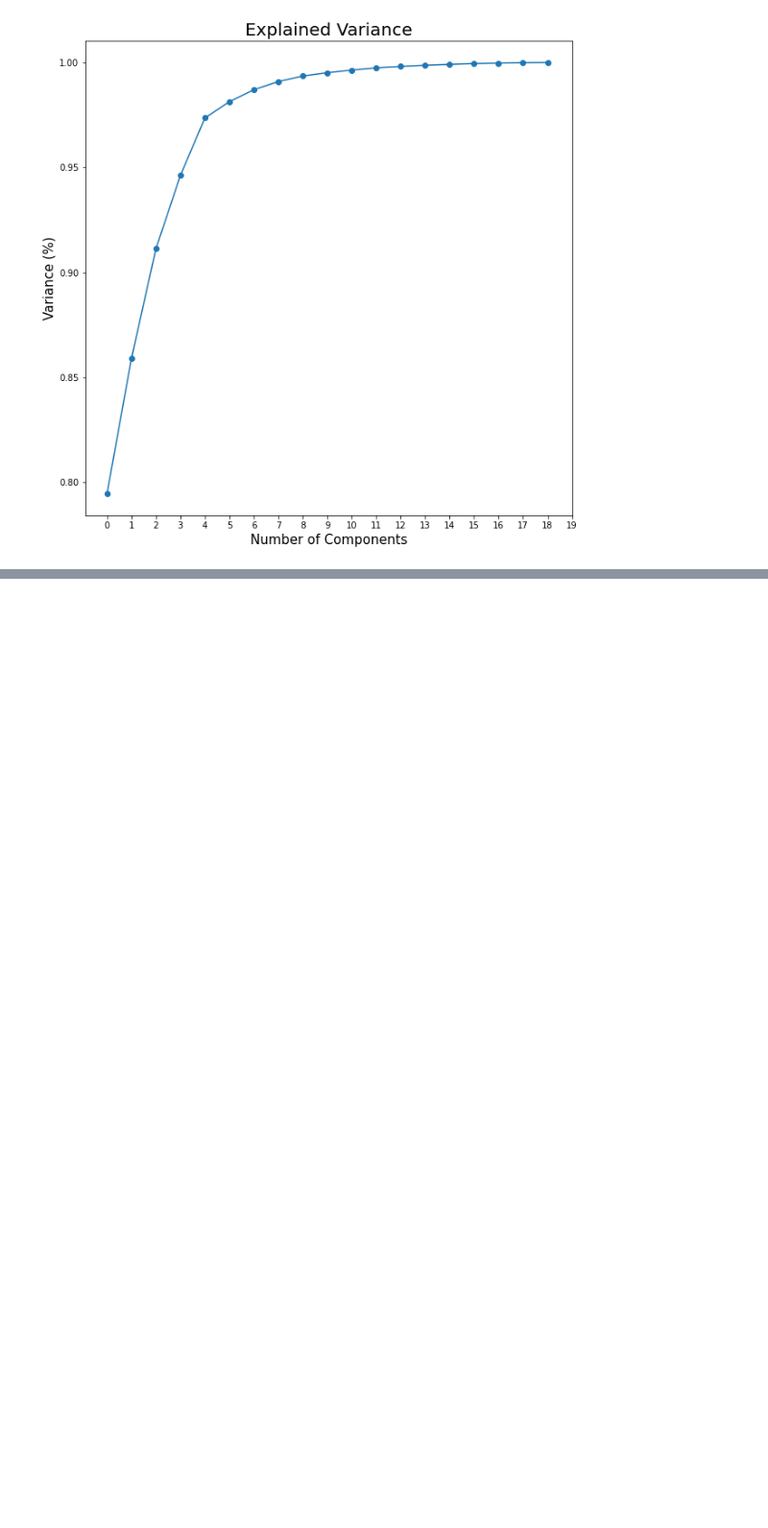
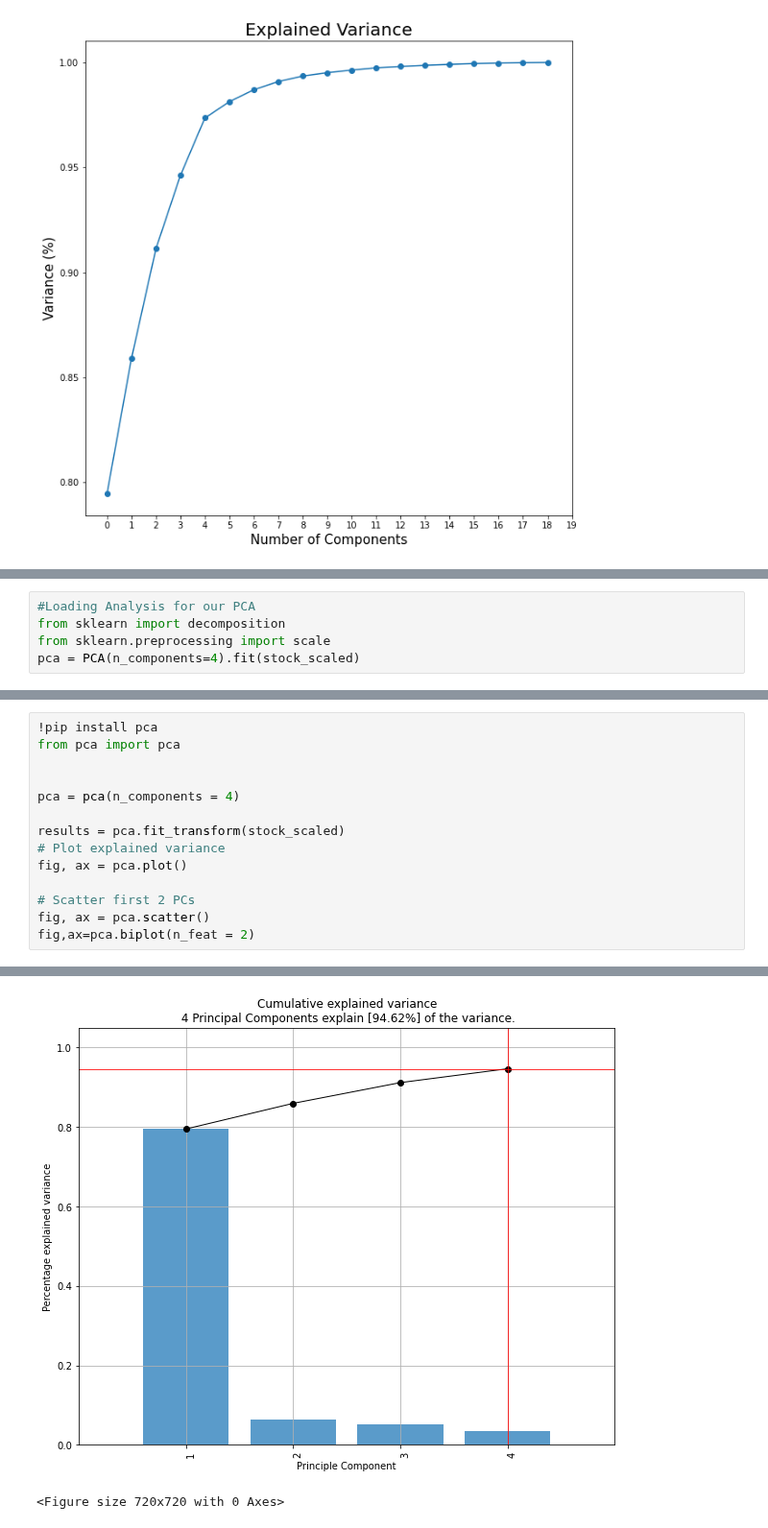
Before and after one commit to kenneykwan/Springboard, a Jupyter notebook: Capstone2-CCI30Index/Capstone 2 CCI30 Index - EDA.ipynb, the cells around one changed output, grey strips where cells are left out. Shown at 96% size. Drawn from its saved outputs; the diff is of its cells as text; blank space fills up the shorter version.

```diff
--- a/Capstone2-CCI30Index/Capstone 2 CCI30 Index - EDA.ipynb
+++ b/Capstone2-CCI30Index/Capstone 2 CCI30 Index - EDA.ipynb
@@ -215,0 +216,5 @@ pca_dataset
+# %%
+#Loading Analysis for our PCA
+from sklearn import decomposition
+from sklearn.preprocessing import scale
+pca = PCA(n_components=4).fit(stock_scaled)
@@ -215,0 +264,15 @@ pca_dataset
+# %%
+!pip install pca
+from pca import pca
+
+
+pca = pca(n_components = 4)
+
+results = pca.fit_transform(stock_scaled)
+# Plot explained variance
+fig, ax = pca.plot()
+
+# Scatter first 2 PCs
+fig, ax = pca.scatter()
+fig,ax=pca.biplot(n_feat = 2)
+# %% [output]
@@ -215,0 +296,2 @@ pca_dataset
+[figure, added]
+<Figure size 720x720 with 0 Axes>
```
Also changed, not shown: parts of 5 cells of this notebook.
